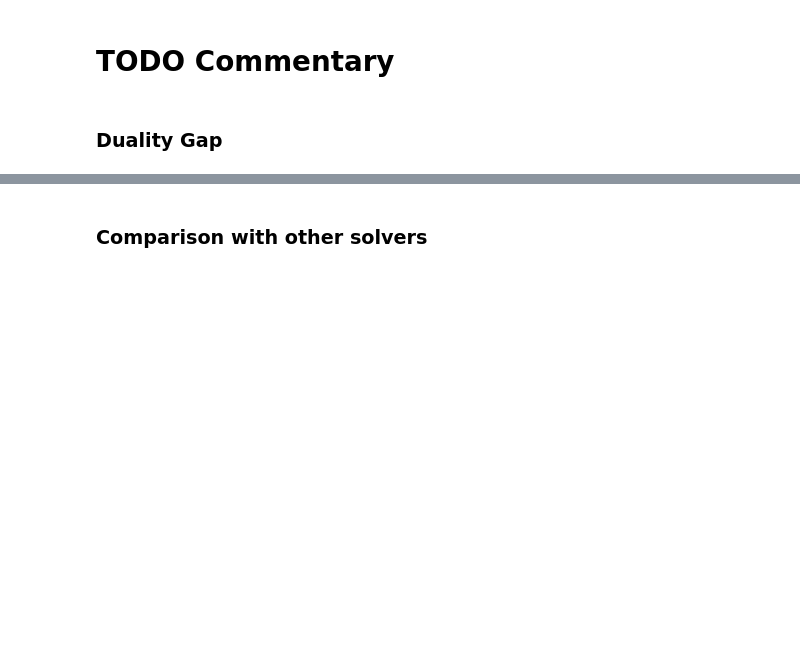
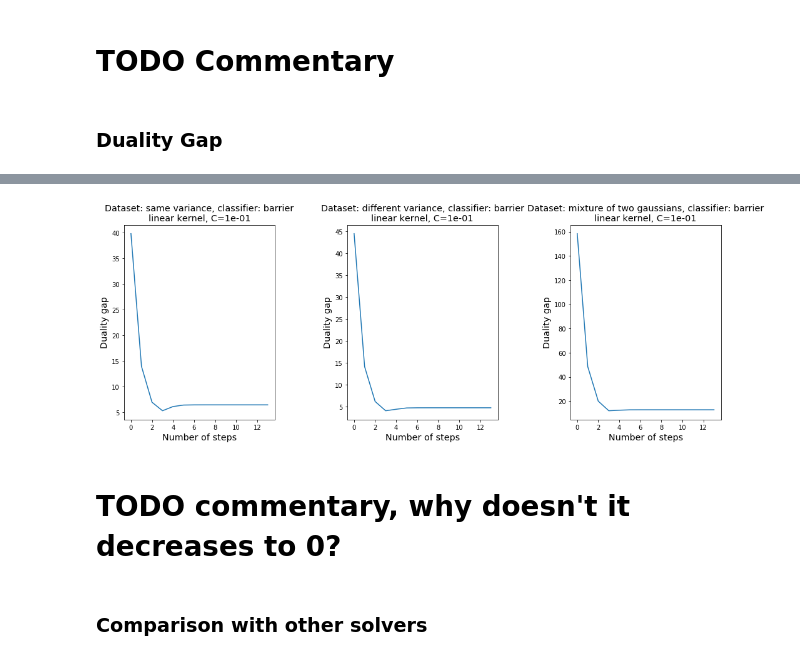
Before and after one commit to FlorentinGuth/SVM, a Jupyter notebook: SVM.ipynb, the cells around one changed output, grey strips where cells are left out. Drawn from its saved outputs; the diff is of its cells as text; code cells hidden in the pictures; blank space fills up the shorter version.

```diff
--- a/SVM.ipynb
+++ b/SVM.ipynb
@@ -443,3 +466,13 @@ Wall time: 2.61 s
 # TODO Commentary
 # %% [markdown]
 ### Duality Gap
+# %%
+figure(figsize=(5*n_datasets,15))
+i = 0
+for dataset in datasets:
+    i += 1
+    axes = subplot(n_classifiers, n_datasets, i)
+    print("Dataset: {}".format(dataset))
+    %time plot_duality_gap(axes, dataset, "barrier", "linear", c=1e-1)
+tight_layout()
+# %% [output]
@@ -446,3 +488,6 @@ Wall time: 2.61 s
+[figure, added]
+# %% [markdown]
+# TODO commentary, why doesn't it decreases to 0?
 # %% [markdown]
 ### Comparison with other solvers
 # %%
```
Also changed, not shown: parts of 9 cells of this notebook.
